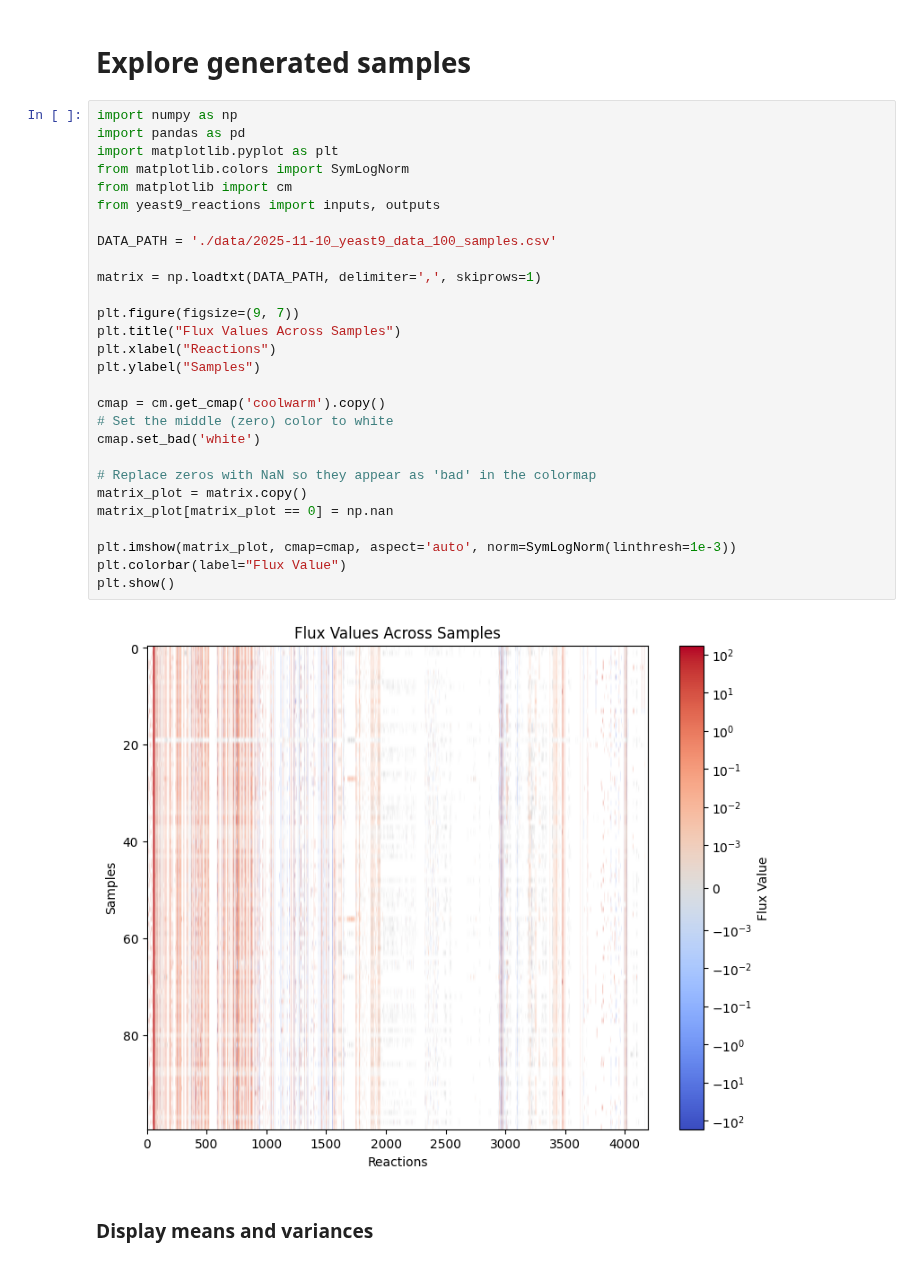
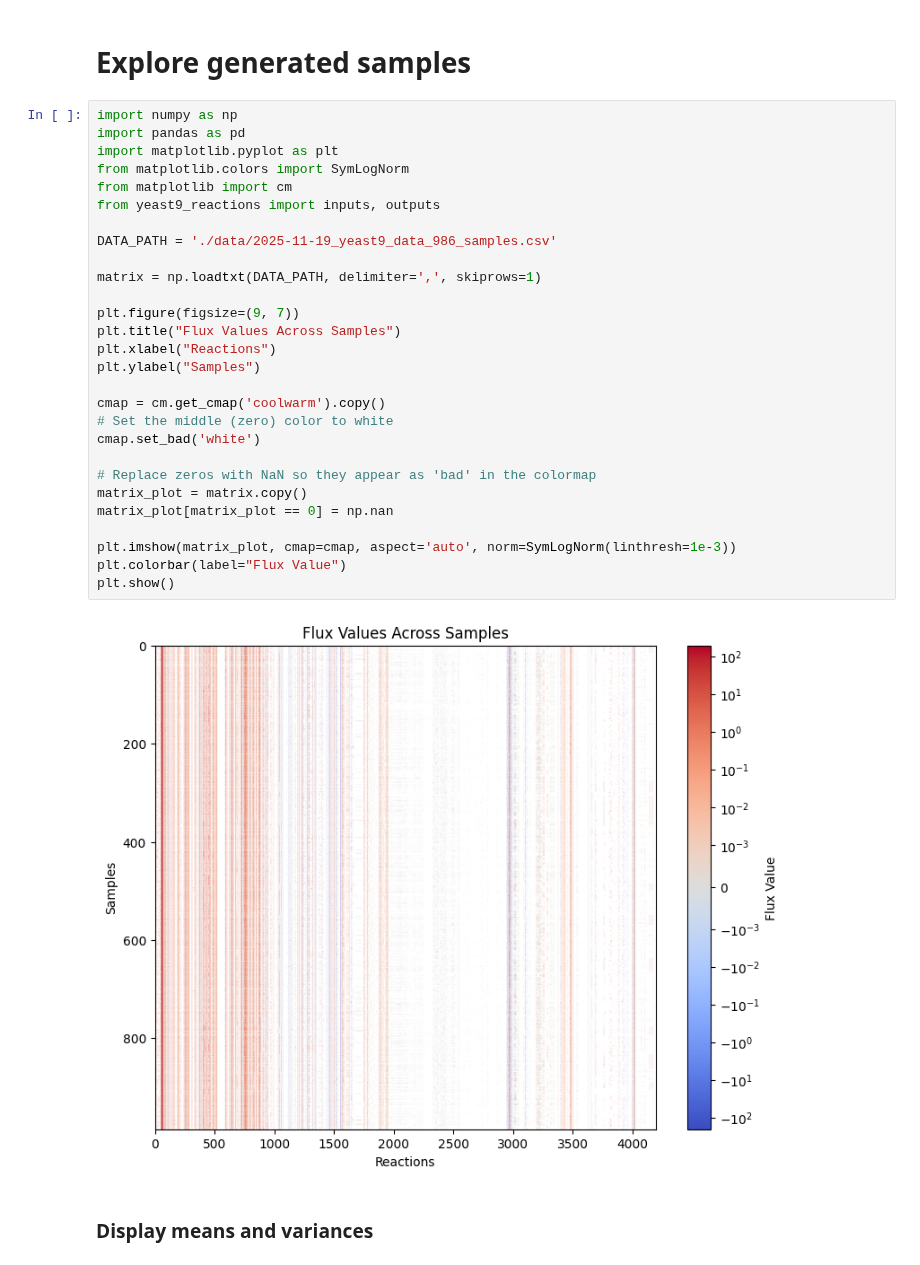
Before and after one commit to ruokokoski/metabolic-NN, a Jupyter notebook: explore_samples.ipynb, the cells around one changed output. Cells and saved outputs as stored; diff of their text form.

```diff
--- a/explore_samples.ipynb
+++ b/explore_samples.ipynb
@@ -3,33 +3,33 @@
 # %%
 import numpy as np
 import pandas as pd
 import matplotlib.pyplot as plt
 from matplotlib.colors import SymLogNorm
 from matplotlib import cm
 from yeast9_reactions import inputs, outputs
 
-DATA_PATH = './data/2025-11-10_yeast9_data_100_samples.csv'
+DATA_PATH = './data/2025-11-19_yeast9_data_986_samples.csv'
 
 matrix = np.loadtxt(DATA_PATH, delimiter=',', skiprows=1)
 
 plt.figure(figsize=(9, 7))
 plt.title("Flux Values Across Samples")
 plt.xlabel("Reactions")
 plt.ylabel("Samples")
 
 cmap = cm.get_cmap('coolwarm').copy()
 # Set the middle (zero) color to white
 cmap.set_bad('white')
 
 # Replace zeros with NaN so they appear as 'bad' in the colormap
 matrix_plot = matrix.copy()
 matrix_plot[matrix_plot == 0] = np.nan
 
 plt.imshow(matrix_plot, cmap=cmap, aspect='auto', norm=SymLogNorm(linthresh=1e-3))
 plt.colorbar(label="Flux Value")
 plt.show()
 # %% [output]
-[figure, old version]
+[figure, new version]
 # %% [markdown]
 ### Display means and variances
 # %%
```
Also changed, not shown: parts of 9 cells of this notebook.
